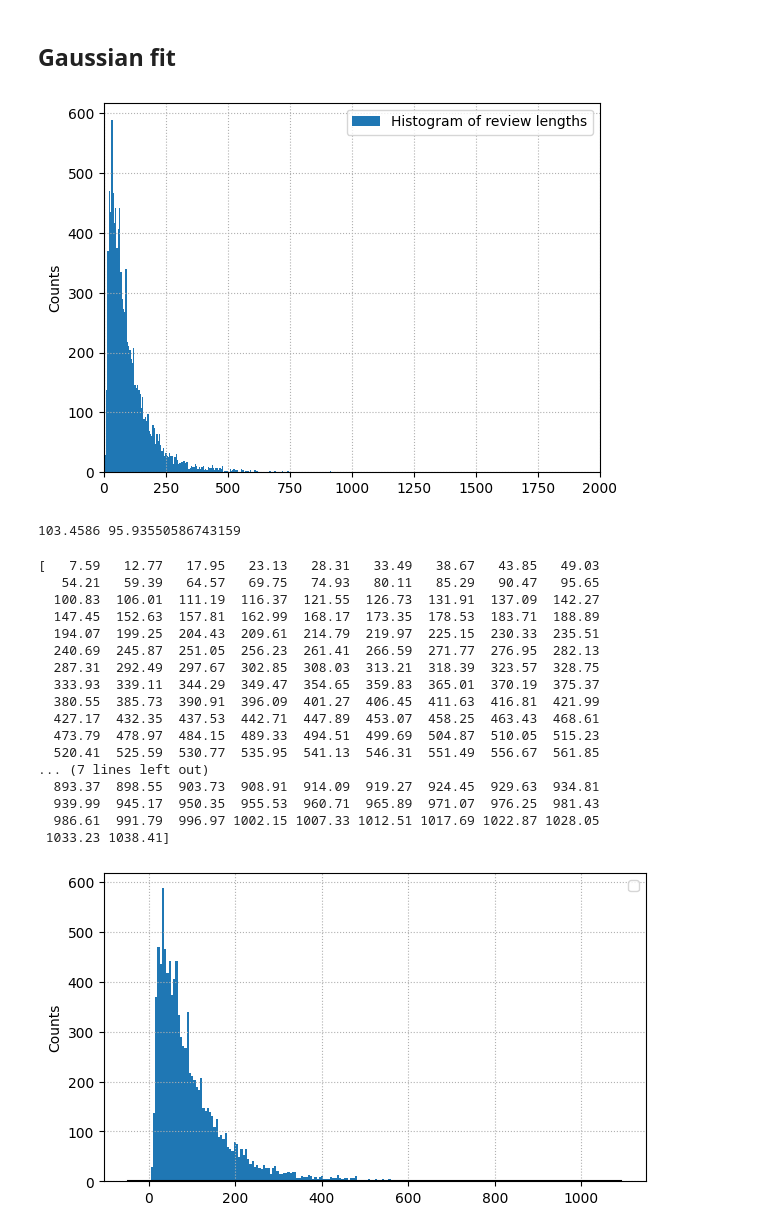
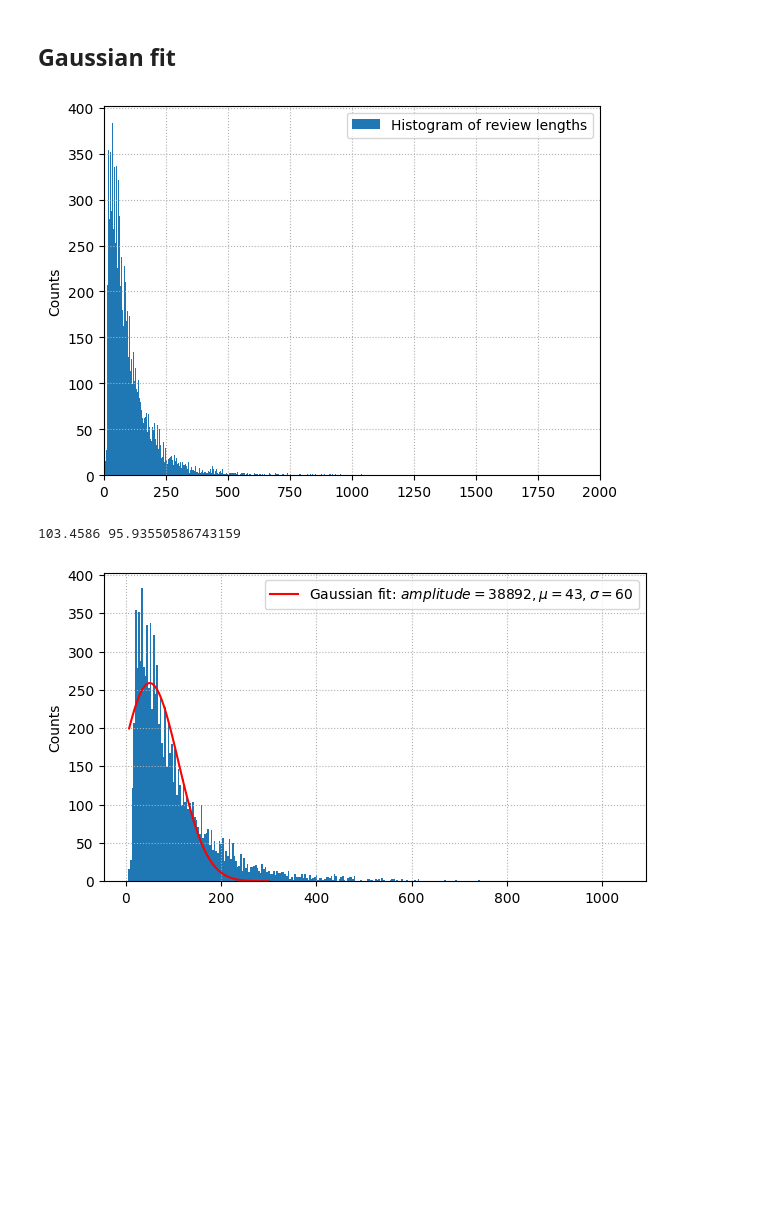
Before and after one commit to maihientran/dm2023, a Jupyter notebook: 02-review-length.ipynb, the cells around one changed output. Saved outputs shown, nothing was run; the diff lists cells and outputs as text; code cells hidden in the pictures; blank space fills up the shorter version.

```diff
--- a/02-review-length.ipynb
+++ b/02-review-length.ipynb
@@ -77,7 +77,7 @@ for line in doc:
     review_length.append(len(words))
 # print(review_length)
 # %%
-bins = 200
+bins = 300
 
 fig1, ax1 = plt.subplots()
 #ax1.set_axisbelow(True)
@@ -91,48 +91,39 @@ plt.show()
 # plt.hist(review_length, bins = 200)
 # plt.savefig("02.review.length.pdf", format="pdf", bbox_inches="tight")
 # %% [output]
-[figure, old version]
+[figure, new version]
 # %%
 mean = np.mean(review_length)
 sigma = np.std(review_length)
 print(mean, sigma)
-def GaussianFit(x, sigma, mean):
-    return (1/(sigma*np.sqrt(2*np.pi)))*np.exp((-1/2)*(x-mean)**2/sigma**2)
+def GaussianFit(x, amplitude, mu, sig):
+    return amplitude *(1/(sig*np.sqrt(2*np.pi)))*np.exp((-1/2)*(x-mu)**2/sig**2)
 # %% [output]
 103.4586 95.93550586743159
 # %%
 binscenters = np.array([0.5 * (edges1[i] + edges1[i+1])  for i in range(len(edges1)-1)])
-print(binscenters)
+# print(binscenters)
 
-# popt, pcov = curve_fit(GaussianFit, x1_data-x1_data[0],y1_data)
+x1 = []
+y1 = []
+for i in range(len(edges1)):
+    if (edges1[i] > 0) and (edges1[i] < 300):
+        y1.append(counts1[i])
+        x1.append(binscenters[i])
+
+popt, pcov = curve_fit(GaussianFit, x1-x1[0],y1)
 fig1, ax1 = plt.subplots(1,1,figsize=(7,4))
+
 (counts1,edges1, patches1) = plt.hist(review_length, bins)
-# plt.plot(GaussianFit(x,sigma,mean))
-x_min, x_max = plt.xlim()
-x = np.linspace(x_min, x_max, 200)
-p = norm.pdf(x,mean, sigma)
-plt.plot(x,p, 'k')
+
+# fig2, ax2 = plt.subplots(1,1,figsize=(7,4))
+
+plt.plot(x1, GaussianFit(x1-x1[0], *popt), color='red',label= r'Gaussian fit: $amplitude=%5.0f, \mu=%5.0f, \sigma=%5.0f$' % tuple(popt))
+
 plt.ylabel("Counts")
 plt.legend(fontsize=10, loc='upper right')
 plt.grid(linestyle=':')
 plt.savefig("02.review.length.pdf", format="pdf", bbox_inches="tight")
 plt.show()
 # %% [output]
-[   7.59   12.77   17.95   23.13   28.31   33.49   38.67   43.85   49.03
-   54.21   59.39   64.57   69.75   74.93   80.11   85.29   90.47   95.65
-  100.83  106.01  111.19  116.37  121.55  126.73  131.91  137.09  142.27
-  147.45  152.63  157.81  162.99  168.17  173.35  178.53  183.71  188.89
-  194.07  199.25  204.43  209.61  214.79  219.97  225.15  230.33  235.51
-  240.69  245.87  251.05  256.23  261.41  266.59  271.77  276.95  282.13
-  287.31  292.49  297.67  302.85  308.03  313.21  318.39  323.57  328.75
-  333.93  339.11  344.29  349.47  354.65  359.83  365.01  370.19  375.37
-  380.55  385.73  390.91  396.09  401.27  406.45  411.63  416.81  421.99
-  427.17  432.35  437.53  442.71  447.89  453.07  458.25  463.43  468.61
-  473.79  478.97  484.15  489.33  494.51  499.69  504.87  510.05  515.23
-  520.41  525.59  530.77  535.95  541.13  546.31  551.49  556.67  561.85
-... (7 lines left out)
-  893.37  898.55  903.73  908.91  914.09  919.27  924.45  929.63  934.81
-  939.99  945.17  950.35  955.53  960.71  965.89  971.07  976.25  981.43
-  986.61  991.79  996.97 1002.15 1007.33 1012.51 1017.69 1022.87 1028.05
- 1033.23 1038.41]
-[figure, old version]
+[figure, new version]
```
Also changed, not shown: 1 other file.
